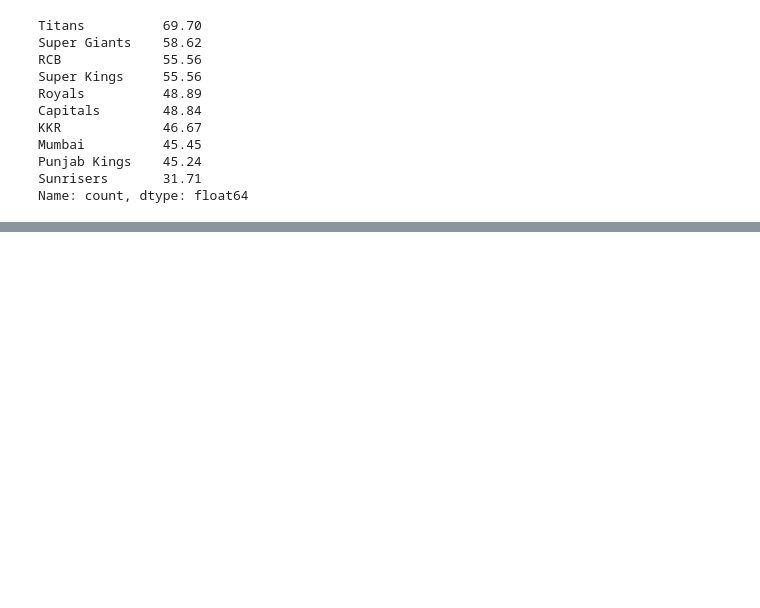
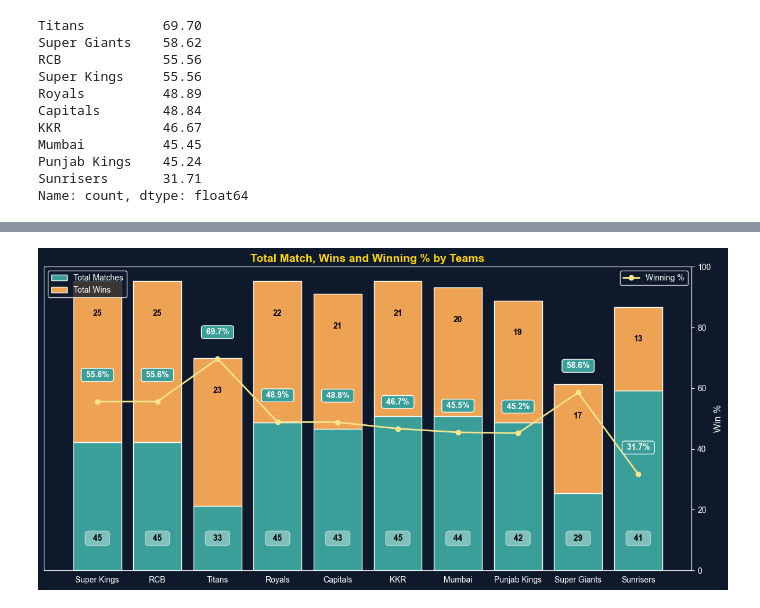
Before and after one commit to Gani25/python_weekdays_b1, a Jupyter notebook: projects/IPL Analysis.ipynb, the cells around one changed output, grey strips where cells are left out. Saved outputs shown, nothing was run; the diff lists cells and outputs as text; code cells hidden in the pictures; blank space fills up the shorter version.

Commit message:
Chart

```diff
--- a/projects/IPL Analysis.ipynb
+++ b/projects/IPL Analysis.ipynb
@@ -1078,0 +1095,4 @@ Name: count, dtype: float64
+# %%
+match_wins = match_wins.reset_index(name="match_wins")
+match_wins = match_wins.rename(columns={"winner":"team"})
+match_wins
@@ -1078,0 +1111,3 @@ Name: count, dtype: float64
+# %%
+df_match_merged = total_match.merge(match_wins, on="team")
+df_match_merged
@@ -1078,0 +1126,3 @@ Name: count, dtype: float64
+# %%
+df_match_merged = df_match_merged.sort_values(by= "match_wins" ,ascending=False)
+df_match_merged
@@ -1078,0 +1141,3 @@ Name: count, dtype: float64
+# %%
+df_match_merged["win_pct"] = ((df_match_merged.match_wins / df_match_merged.total_match) * 100).round(1)
+df_match_merged
@@ -1078,0 +1156,79 @@ Name: count, dtype: float64
+# %%
+import matplotlib.pyplot as plt
+
+plt.style.use("dark_background")
+fig, ax1 = plt.subplots(figsize=(12,6))
+fig.patch.set_facecolor("#0E1A2B")
+ax1.set_facecolor("#0E1A2B")
+
+# Bars: bottom segment = total matches - wins
+bars_bottom = ax1.bar(
+    df_match_merged['team'],
+    df_match_merged['total_match'] - df_match_merged['match_wins'],
+    color="#3a9e99",
+    label="Total Matches"
+)
+
+# Bars: top segment = wins
+bars_top = ax1.bar(
+    df_match_merged['team'],
+    df_match_merged['match_wins'],
+    bottom=df_match_merged['total_match'] - df_match_merged['match_wins'],
+    color="#eda353",
+    label="Total Wins"
+)
+
+# Labels inside bottom segment
+for i, val in enumerate(df_match_merged['total_match']):
+    ax1.text(i, 5, f"  {str(df_match_merged['total_match'].iloc[i])}  ",
+             ha='center', va='center', fontsize=10, fontweight='bold', color="black"
+             ,bbox=dict(facecolor='#c5e3e2', alpha=0.5, boxstyle='round,pad=0.4'))
+
+# Labels inside top segment
+for i, val in enumerate(df_match_merged['match_wins']):
+    ax1.text(i,
+             df_match_merged['total_match'].iloc[i] - 5,
+             str(val),
+             ha='center', va='center', fontsize=10, fontweight='bold', color="black")
+
+# Line chart for win %
+ax2 = ax1.twinx()
+ax2.plot(
+    df_match_merged['team'],
+    df_match_merged['win_pct'],
+    color="#f6e58d",
+    marker='o',
+    linewidth=2,
+    label="Winning %"
+)
+
+# Labels on line points
+for i, v in enumerate(df_match_merged['win_pct']):
+    ax2.text(i, v+8, f" {v}% ", ha='center', fontsize=10, color="white", fontweight='bold',
+             bbox=dict(facecolor='#3a9e99', alpha=1, boxstyle='round,pad=0.3', edgecolor="white"))
+
+# Titles & labels
+ax1.set_title("Total Match, Wins and Winning % by Teams",
+              fontsize=14, fontweight='bold', color="gold")
+# ax1.set_ylabel("Matches", fontsize=12, color="white")
+ax1.set_yticks(np.arange(0,0))
+ax2.set_ylabel("Win %", fontsize=12, color="white")
+ax2.set_yticks(np.arange(0, 101, 20))
+ax2.set_ylim(0, 100)
+
+ax1.set_xticks(range(len(df_match_merged['team'])))
+ax1.set_xticklabels(df_match_merged['team'], fontsize=10, color="white")
+
+# Grid styling
+# ax1.grid(axis="y", linestyle="--", alpha=0.3, color="white")
+ax1.grid(False)
+ax2.grid(False)  # Remove second grid
+
+# Legends
+ax1.legend(loc="upper left", facecolor="#0E1A2B", edgecolor="white", fontsize=10)
+ax2.legend(loc="upper right", facecolor="#0E1A2B", edgecolor="white", fontsize=10)
+
+plt.tight_layout()
+plt.show()
+# %% [output]
+[figure, added]
```
Also changed, not shown: parts of 5 cells of this notebook.
